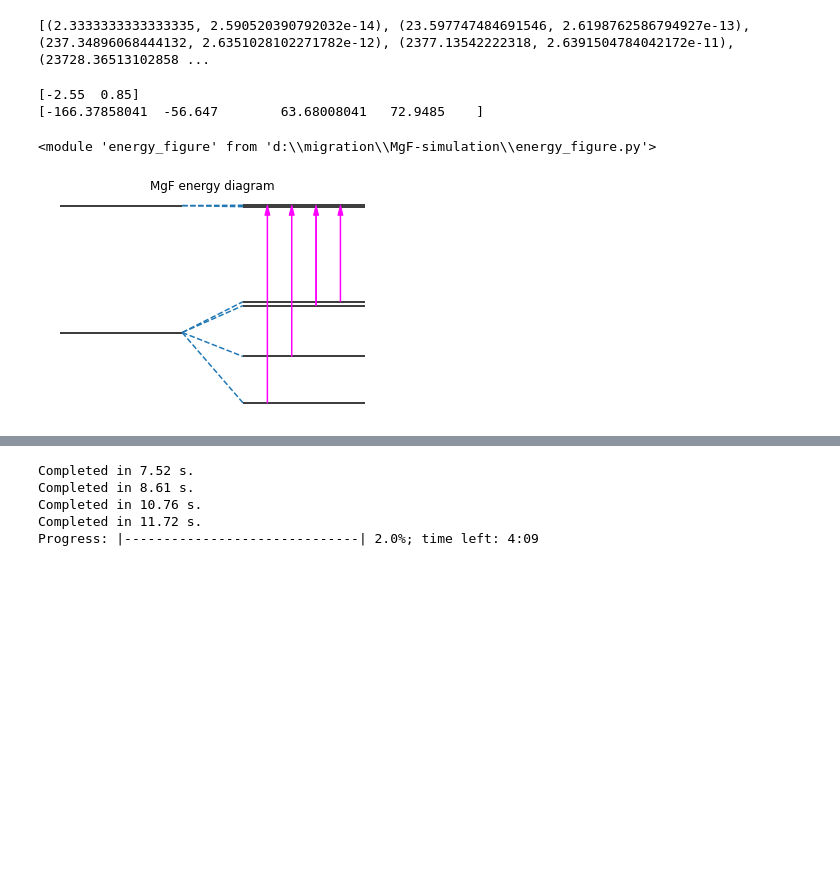
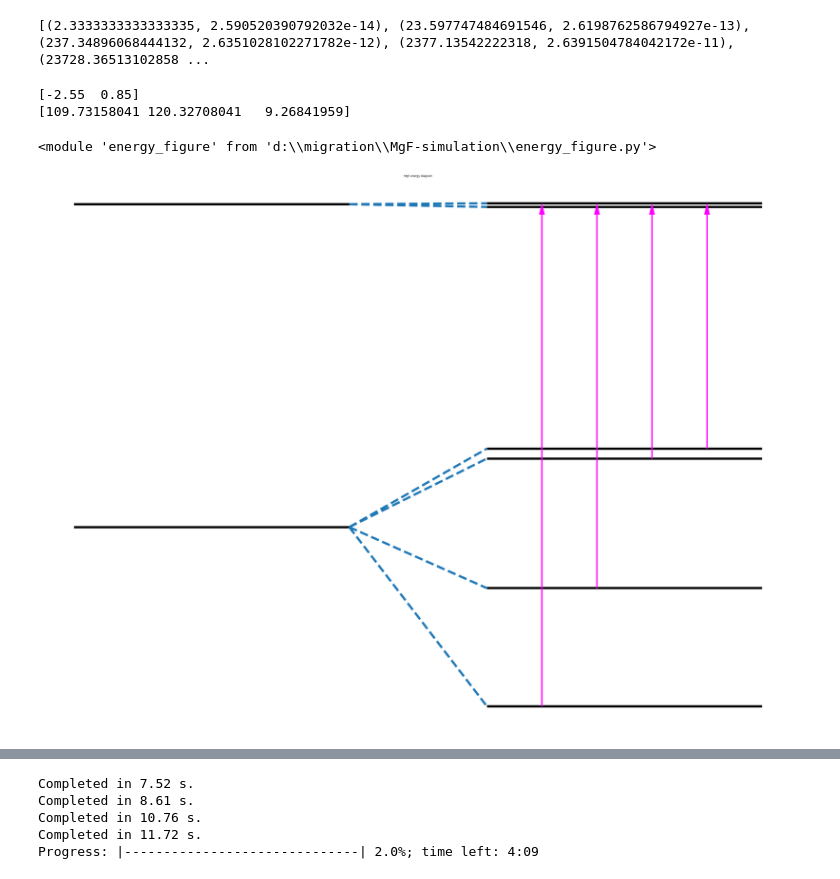
Before and after one commit to DongkyuLim/MgF-simulation, a Jupyter notebook: Practice Note in here.ipynb, the cells around one changed output, grey strips where cells are left out. Drawn from its saved outputs; the diff is of its cells as text; code cells hidden in the pictures; blank space fills up the shorter version.

```diff
--- a/Practice Note in here.ipynb
+++ b/Practice Note in here.ipynb
@@ -99,10 +99,10 @@ dijq = pylcp.hamiltonians.XFmolecules.dipoleXandAstates(
 hamiltonian = pylcp.hamiltonian(H0_X, H0_A, Bq_X, Bq_A, dijq,mass = mass)
 # %%
 print(E_A*22)
-print(E_X*22)
+print(np.diff(E_X*22))
 # %% [output]
 [-2.55  0.85]
-[-166.37858041  -56.647        63.68008041   72.9485    ]
+[109.73158041 120.32708041   9.26841959]
 # %%
 importlib.reload(energy_figure)
 # %% [output]
@@ -110,40 +110,40 @@ importlib.reload(energy_figure)
 # %%
 diag = energy_figure.energy_diagram()
 
 Hfs_X = dict()
 Hfs_A = dict()
 
 Hfs_X["F=1-"] = E_X[0]*Gamma
 Hfs_X["F=0"] = E_X[1]*Gamma
 Hfs_X["F=1+"] = E_X[2]*Gamma
 Hfs_X["F=2"] = E_X[3]*Gamma
 
 Hfs_A["F'=0"] = E_A[0]*Gamma
 Hfs_A["F'=1"] = E_A[1]*Gamma
 
-diag.add_energy(0,"Xstate")
+diag.add_energy(0,"Xstate",linewidth=10)
 diag.next_Y()
-diag.add_energy(0,"Astate")
+diag.add_energy(0,"Astate",linewidth=10)
 
 diag.next_X(add_offset=1.5)
 for hfx in Hfs_X:
-    diag.add_energy(Hfs_X[hfx],hfx)
-    diag.split("Xstate",hfx,linestyle="--")
+    diag.add_energy(Hfs_X[hfx],hfx,linewidth=10)
+    diag.split("Xstate",hfx,linestyle="--",linewidth=10)
 
 diag.next_Y()
 for hfa in Hfs_A:
-    diag.add_energy(Hfs_A[hfa],hfa)
-    diag.split("Astate",hfa,linestyle="--")
+    diag.add_energy(Hfs_A[hfa],hfa,linewidth=10)
+    diag.split("Astate",hfa,linestyle="--",linewidth=10)
 
 for hfx in Hfs_X:
-    diag.transmission("F'=1",hfx,arrow_type=True,color="magenta",width=0.5,headwidth=5,headlength=10)
+    diag.transmission("F'=1",hfx,arrow_type=True,color="magenta",width=5,headwidth=25,headlength=50)
 # for hfx in Hfs_X:
     # diag.transmission("F'=1",hfx,up_offset=-30,arrow_type=True,color="cyan",width=0.5,headwidth=5,headlength=10)
 
 
 diag.plot(axis_on=0,saving=1,name="MgF energy diagram")
 # %% [output]
-[figure, old version]
+[figure, new version]
 # %%
 diag = energy_figure.energy_diagram()
 
```
Also changed, not shown: parts of 4 cells of this notebook, 2 other files.
